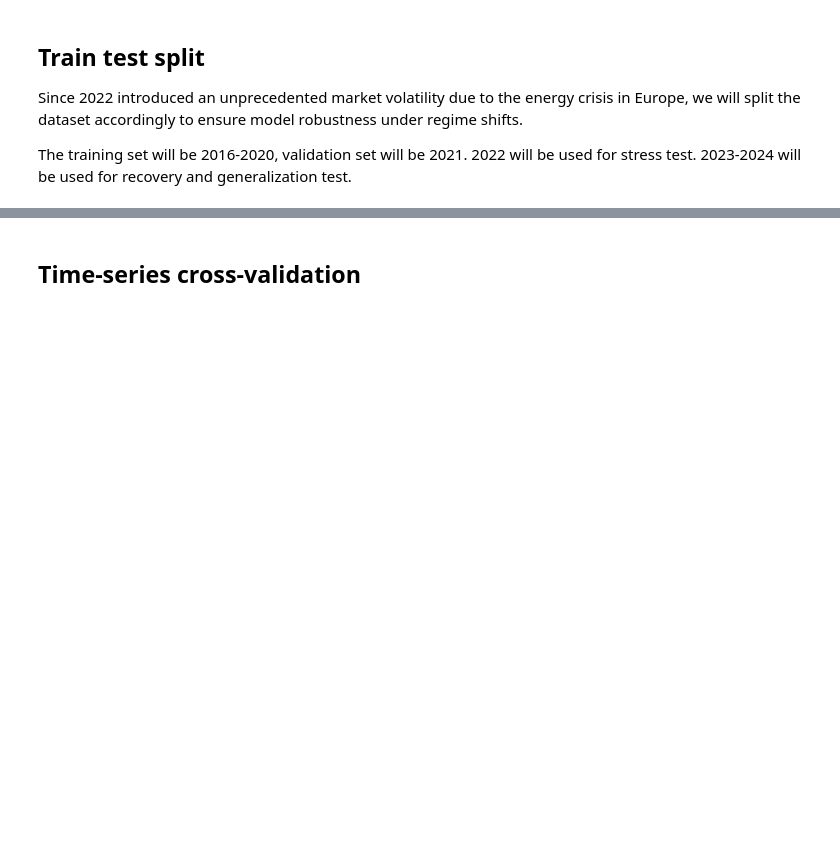
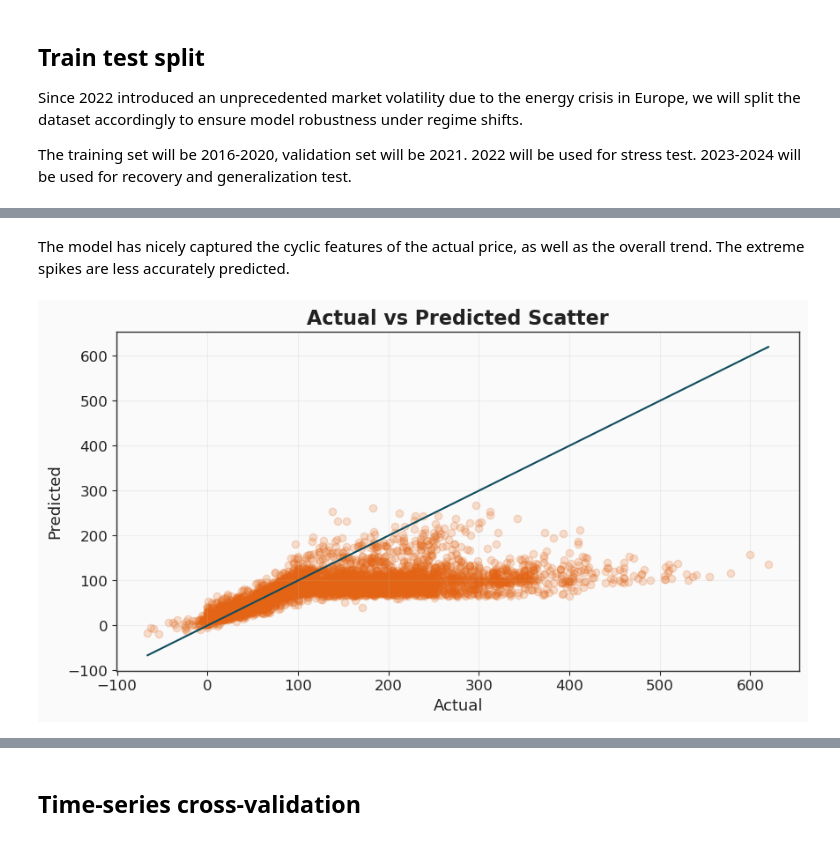
Before and after one commit to LisaBianConti/electricity-price-forecasting, a Jupyter notebook: notebooks/05_modelling.ipynb, the cells around one changed output, grey strips where cells are left out. Saved outputs shown, nothing was run; the diff lists cells and outputs as text; code cells hidden in the pictures; blank space fills up the shorter version.

```diff
--- a/notebooks/05_modelling.ipynb
+++ b/notebooks/05_modelling.ipynb
@@ -178,0 +220,6 @@ y_test = df_2022[["target_price"]]
+# %% [markdown]
+The model has nicely captured the cyclic features of the actual price, as well as the overall trend. The extreme spikes are less accurately predicted.
+# %%
+plots.plot_actual_pred_scatter(y_val, y_val_pred)
+# %% [output]
+[figure, added]
```
Also changed, not shown: parts of 43 cells of this notebook, 5 other files.
